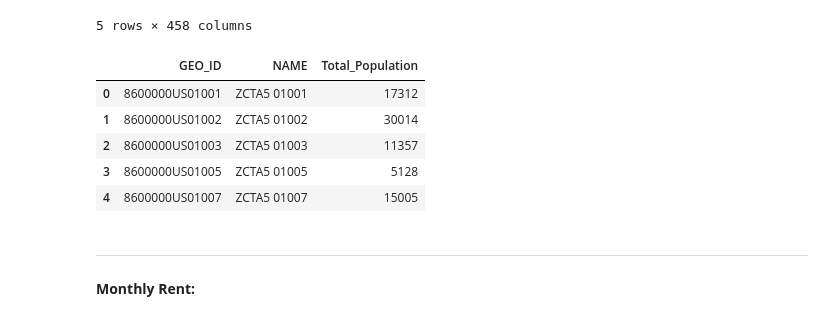
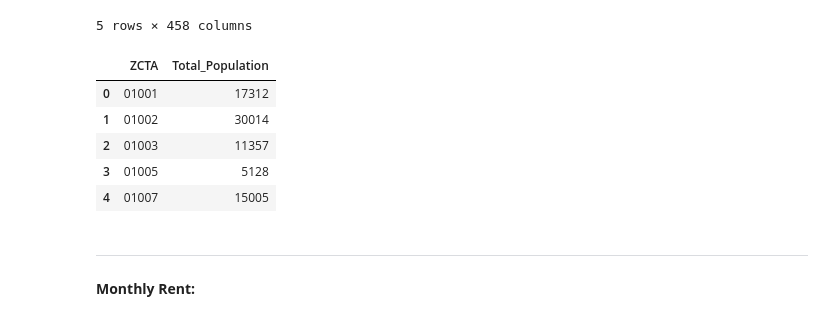
Before and after one commit to jess-wilson2020/uep239-final-project, a Jupyter notebook: uep239-final-project.ipynb, the cells around one changed output. Cells and saved outputs as stored; diff of their text form; code cells hidden in the pictures.

```diff
--- a/uep239-final-project.ipynb
+++ b/uep239-final-project.ipynb
@@ -72,19 +72,22 @@ memory usage: 1.9+ MB
 | 4 | 8600000US01007 | ZCTA5 01007 | 15005 | 20 | 879 | 183 | 828 | ... |
 5 rows × 458 columns
 # %%
-# Rename population column:
-population_raw.rename(columns = {'S0101_C01_001E' : 'Total_Population'}, inplace = True)
+# Rename population and name columns:
+population_raw.rename(columns = {'S0101_C01_001E' : 'Total_Population', 'NAME' : 'ZCTA'}, inplace = True)
+
+# Remove "ZCTA5" from ZCTA column:
+population_raw['ZCTA'] = population_raw['ZCTA'].map(lambda x: x.lstrip('ZCTA5 '))
 
 # Subset data into only the necessary columns for analysis:
-population = population_raw[["GEO_ID", "NAME", "Total_Population"]]
+population = population_raw[["ZCTA", "Total_Population"]]
 population.head()
 # %% [output]
-|  | GEO_ID | NAME | Total_Population |
-| 0 | 8600000US01001 | ZCTA5 01001 | 17312 |
-| 1 | 8600000US01002 | ZCTA5 01002 | 30014 |
-| 2 | 8600000US01003 | ZCTA5 01003 | 11357 |
-| 3 | 8600000US01005 | ZCTA5 01005 | 5128 |
-| 4 | 8600000US01007 | ZCTA5 01007 | 15005 |
+|  | ZCTA | Total_Population |
+| 0 | 01001 | 17312 |
+| 1 | 01002 | 30014 |
+| 2 | 01003 | 11357 |
+| 3 | 01005 | 5128 |
+| 4 | 01007 | 15005 |
 # %% [markdown]
 ---
 
```
Also changed, not shown: parts of 17 cells of this notebook.
